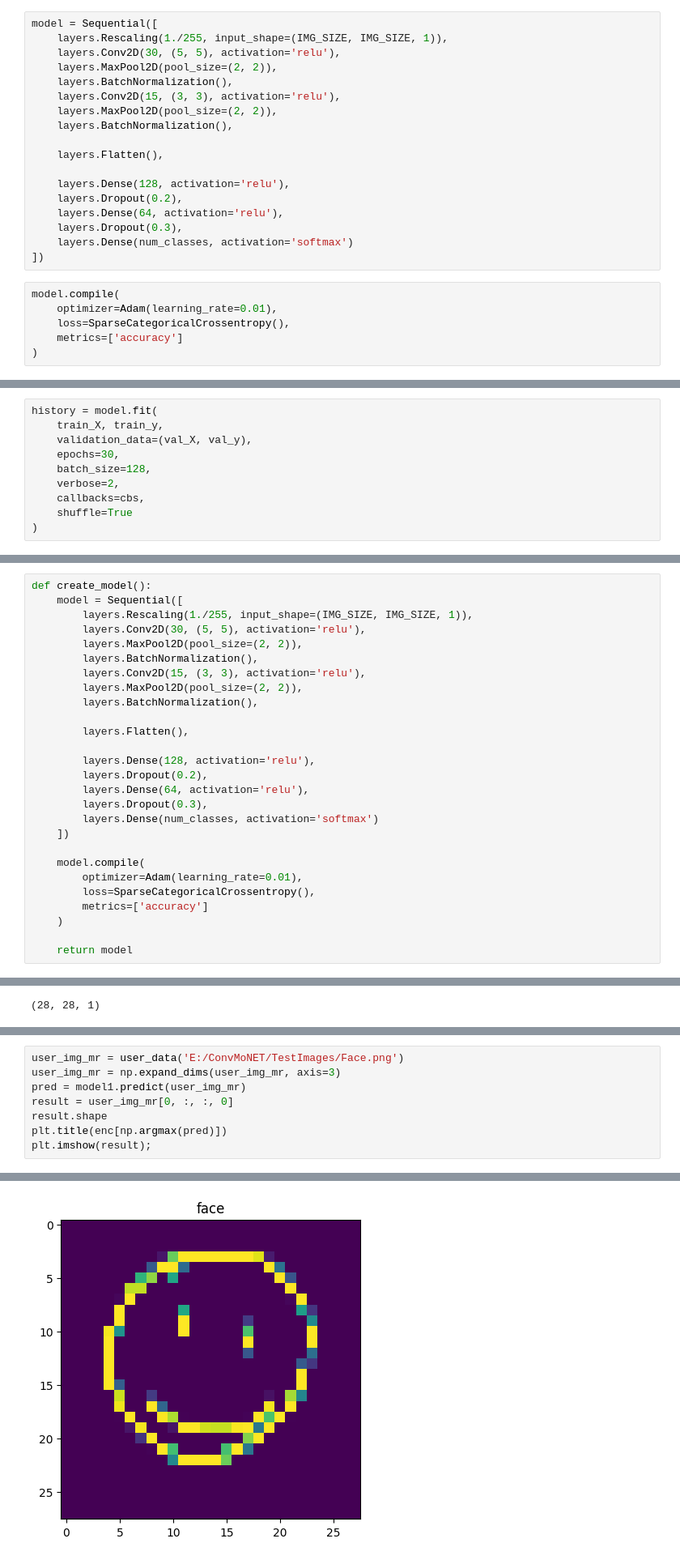
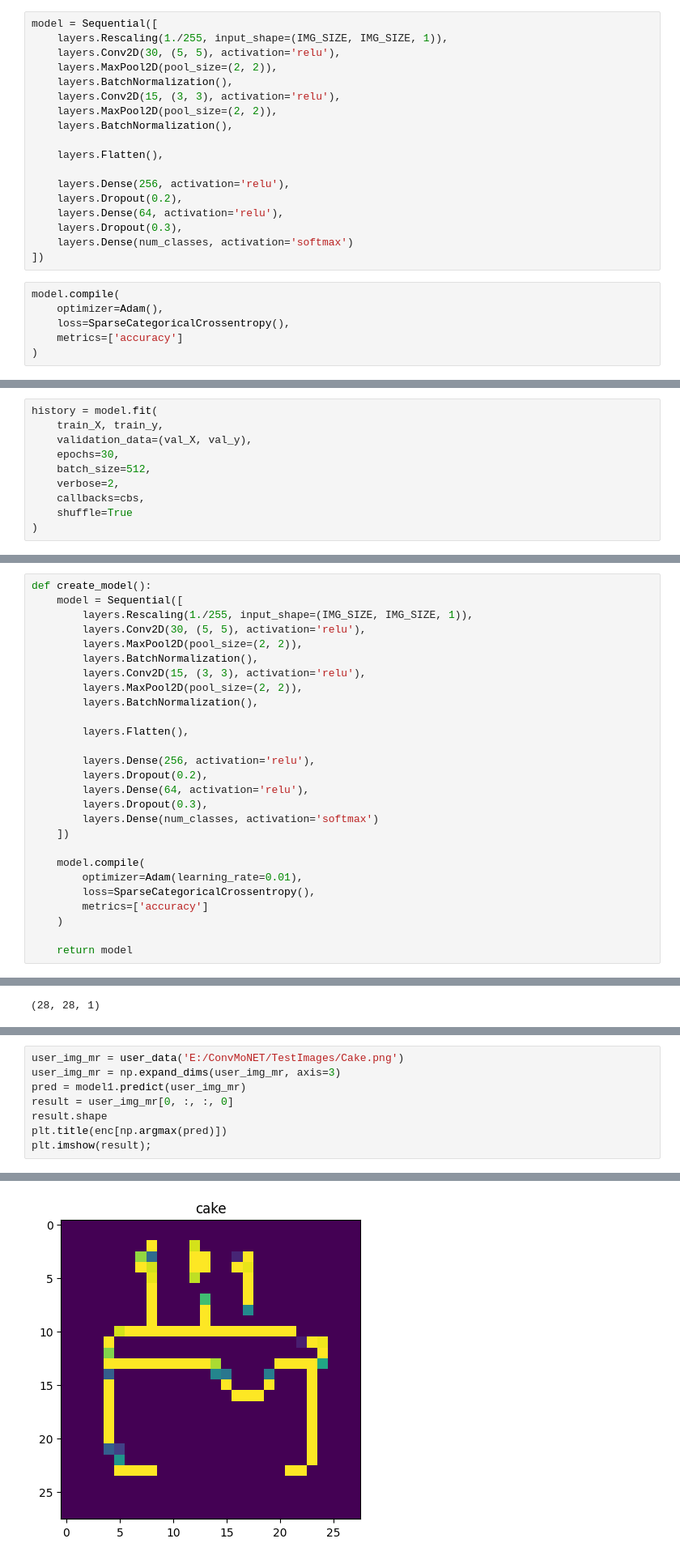
Before and after one commit to Venchislav/ConvMoNET, a Jupyter notebook: ML Model/classifier.ipynb, the cells around one changed output, grey strips where cells are left out. Shown at 81% size. Cells and saved outputs as stored; diff of their text form.

```diff
--- a/ML Model/classifier.ipynb
+++ b/ML Model/classifier.ipynb
@@ -139,7 +145,7 @@ model = Sequential([
 
     layers.Flatten(),
 
-    layers.Dense(128, activation='relu'),
+    layers.Dense(256, activation='relu'),
     layers.Dropout(0.2),
     layers.Dense(64, activation='relu'),
     layers.Dropout(0.3),
@@ -147,7 +153,7 @@ model = Sequential([
 ])
 # %%
 model.compile(
-    optimizer=Adam(learning_rate=0.01),
+    optimizer=Adam(),
     loss=SparseCategoricalCrossentropy(),
     metrics=['accuracy']
 )
@@ -169,7 +175,7 @@ history = model.fit(
     train_X, train_y,
     validation_data=(val_X, val_y),
     epochs=30,
-    batch_size=128,
+    batch_size=512,
     verbose=2,
     callbacks=cbs,
     shuffle=True
@@ -237,7 +240,7 @@ def create_model():
 
         layers.Flatten(),
 
-        layers.Dense(128, activation='relu'),
+        layers.Dense(256, activation='relu'),
         layers.Dropout(0.2),
         layers.Dense(64, activation='relu'),
         layers.Dropout(0.3),
@@ -323,6 +347,6 @@ plt.imshow(result);
 [figure]
 # %%
-user_img_mr = user_data('E:/ConvMoNET/TestImages/Face.png')
+user_img_mr = user_data('E:/ConvMoNET/TestImages/Cake.png')
 user_img_mr = np.expand_dims(user_img_mr, axis=3)
 pred = model1.predict(user_img_mr)
 result = user_img_mr[0, :, :, 0]
@@ -336 +360 @@ plt.imshow(result);
-[figure, old version]
+[figure, new version]
```
Also changed, not shown: parts of 31 cells of this notebook.
